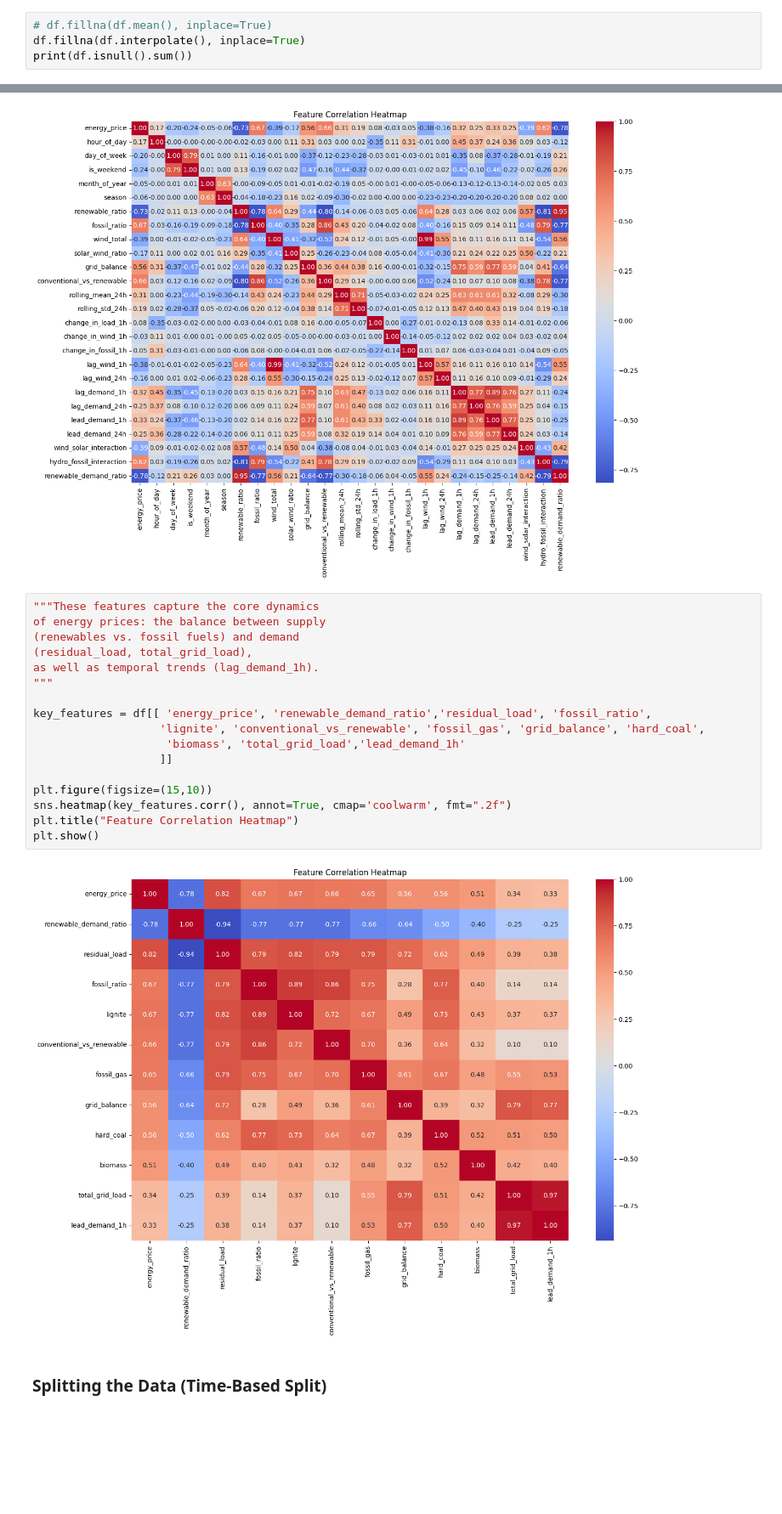
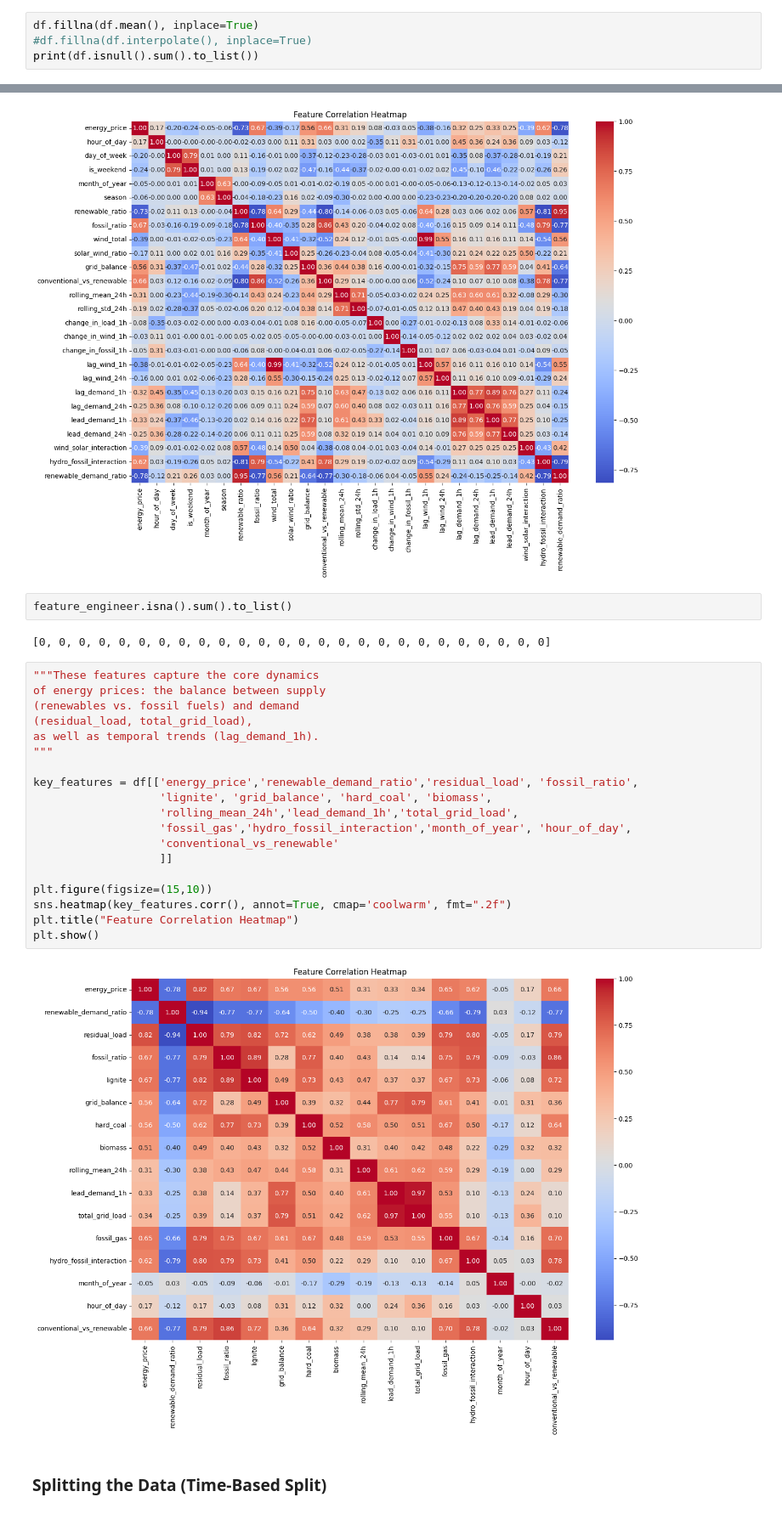
Before and after one commit to apostleoffinance/Energy-Price-Forecast, a Jupyter notebook: Notebooks/forecast_model.ipynb, the cells around one changed output, grey strips where cells are left out. Shown at 85% size. Saved outputs shown, nothing was run; the diff lists cells and outputs as text; blank space fills up the shorter version.

```diff
--- a/Notebooks/forecast_model.ipynb
+++ b/Notebooks/forecast_model.ipynb
@@ -79,7 +79,7 @@ hydro_fossil_interaction           float64
 renewable_demand_ratio             float64
 Length: 41, dtype: object
 # %%
-# df.fillna(df.mean(), inplace=True)
-df.fillna(df.interpolate(), inplace=True)
-print(df.isnull().sum())
+df.fillna(df.mean(), inplace=True)
+#df.fillna(df.interpolate(), inplace=True)
+print(df.isnull().sum().to_list())
 # %% [output]
@@ -138,25 +127,31 @@ plt.title("Feature Correlation Heatmap")
 plt.show()
 # %% [output]
 [figure]
+# %%
+feature_engineer.isna().sum().to_list()
+# %% [output]
+[0, 0, 0, 0, 0, 0, 0, 0, 0, 0, 0, 0, 0, 0, 0, 0, 0, 0, 0, 0, 0, 0, 0, 0, 0, 0]
 # %%
 """These features capture the core dynamics
 of energy prices: the balance between supply
 (renewables vs. fossil fuels) and demand
 (residual_load, total_grid_load),
 as well as temporal trends (lag_demand_1h).
 """
 
-key_features = df[[ 'energy_price', 'renewable_demand_ratio','residual_load', 'fossil_ratio',
-                   'lignite', 'conventional_vs_renewable', 'fossil_gas', 'grid_balance', 'hard_coal',
-                    'biomass', 'total_grid_load','lead_demand_1h'
+key_features = df[['energy_price','renewable_demand_ratio','residual_load', 'fossil_ratio',
+                   'lignite', 'grid_balance', 'hard_coal', 'biomass',
+                   'rolling_mean_24h','lead_demand_1h','total_grid_load',
+                   'fossil_gas','hydro_fossil_interaction','month_of_year', 'hour_of_day',
+                   'conventional_vs_renewable'
                    ]]
 
 plt.figure(figsize=(15,10))
 sns.heatmap(key_features.corr(), annot=True, cmap='coolwarm', fmt=".2f")
 plt.title("Feature Correlation Heatmap")
 plt.show()
 # %% [output]
-[figure, old version]
+[figure, new version]
 # %% [markdown]
 ### Splitting the Data (Time-Based Split)
 # %%
```
Also changed, not shown: parts of 10 cells of this notebook.
